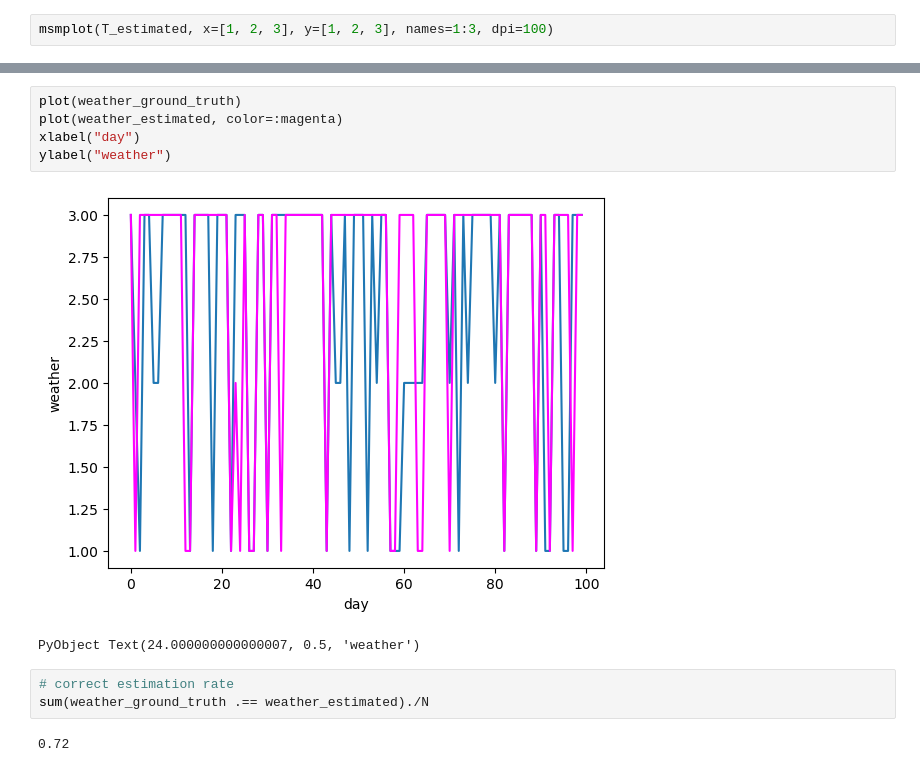
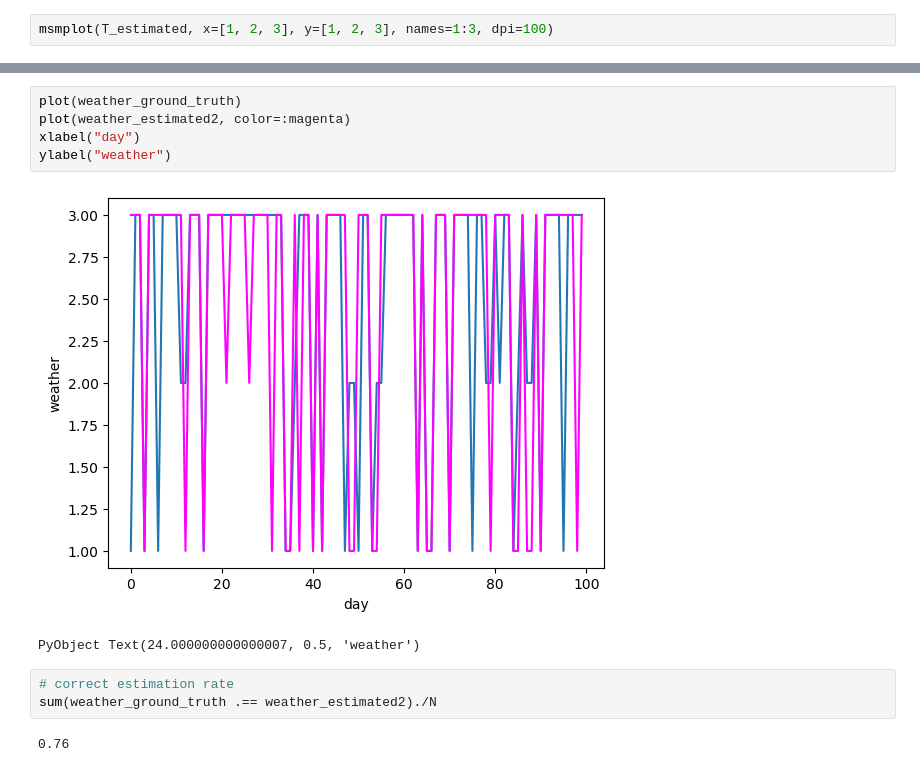
Before and after one commit to matsunagalab/tutorial_hmm, a Jupyter notebook: 02_Hidden_Markov_Model.ipynb, the cells around one changed output, grey strips where cells are left out. Cells and saved outputs as stored; diff of their text form.

```diff
--- a/02_Hidden_Markov_Model.ipynb
+++ b/02_Hidden_Markov_Model.ipynb
@@ -256,13 +250,13 @@ weather_estimated2 = msmviterbi(collect(1:N), T_estimated, p_estimated, emission
 # %%
 plot(weather_ground_truth)
-plot(weather_estimated, color=:magenta)
+plot(weather_estimated2, color=:magenta)
 xlabel("day")
 ylabel("weather")
 # %% [output]
-[figure, old version]
+[figure, new version]
 PyObject Text(24.000000000000007, 0.5, 'weather')
 # %%
 # correct estimation rate
-sum(weather_ground_truth .== weather_estimated)./N
+sum(weather_ground_truth .== weather_estimated2)./N
 # %% [output]
-0.72
+0.76
```
Also changed, not shown: parts of 14 cells of this notebook, 1 other file.
